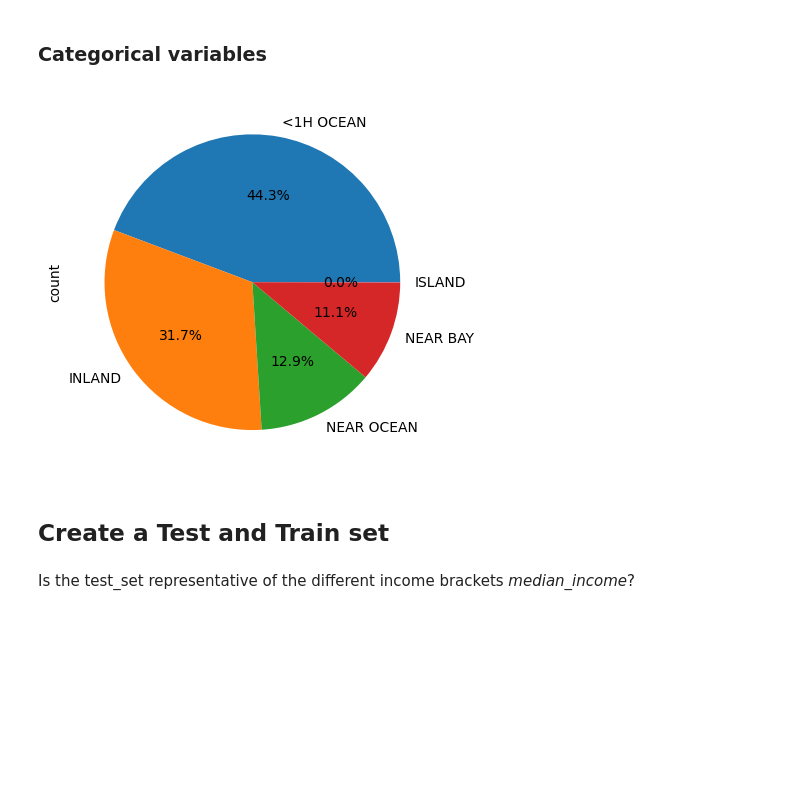
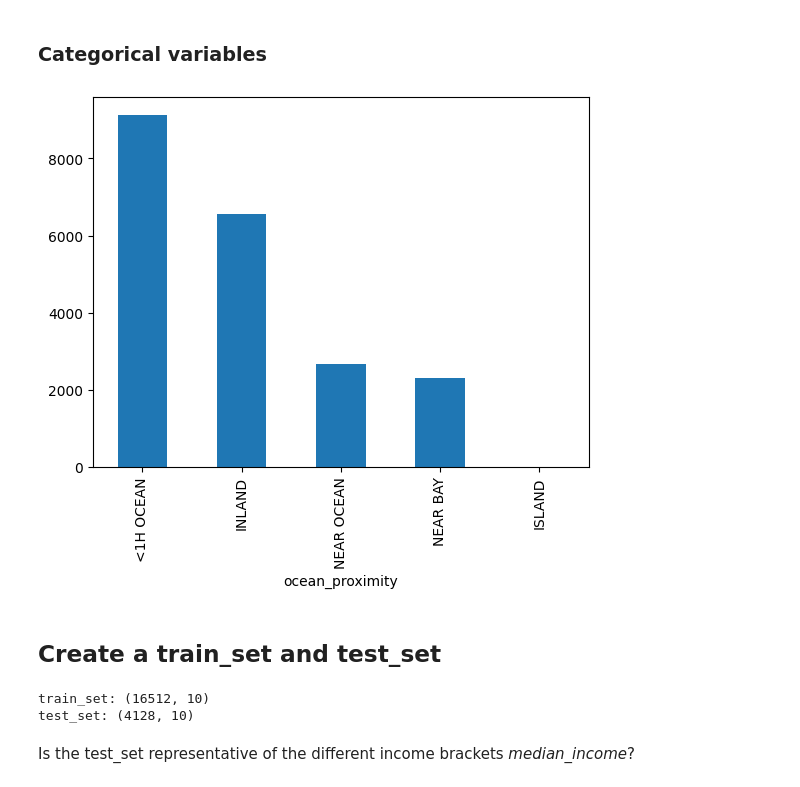
Before and after one commit to MouloudB-24/housing_californie, a Jupyter notebook: houlsing_Californie.ipynb, the cells around one changed output. Drawn from its saved outputs; the diff is of its cells as text; code cells hidden in the pictures; blank space fills up the shorter version.

```diff
--- a/houlsing_Californie.ipynb
+++ b/houlsing_Californie.ipynb
@@ -148,8 +160,9 @@ for col in df.select_dtypes('float'):
 # %% [markdown]
 ### Categorical variables
 # %%
-df['ocean_proximity'].value_counts().plot.pie(autopct='%1.1f%%');
+housing['ocean_proximity'].value_counts().plot(kind="bar")
+plt.show()
 # %% [output]
-[figure, old version]
+[figure, new version]
 # %% [markdown]
-## Create a Test and Train set
+## Create a train_set and test_set
@@ -158,4 +169,10 @@ from sklearn.model_selection import train_test_split
 # %%
-train_set, test_set = train_test_split(df, test_size=0.2, random_state=42)
+train_set, test_set = train_test_split(housing, test_size=0.2, random_state=42)
+
+print(f"train_set: {train_set.shape}")
+print(f"test_set: {test_set.shape}")
+# %% [output]
+train_set: (16512, 10)
+test_set: (4128, 10)
 # %% [markdown]
 Is the test_set representative of the different income brackets *median_income*?
```
Also changed, not shown: parts of 81 cells of this notebook.
